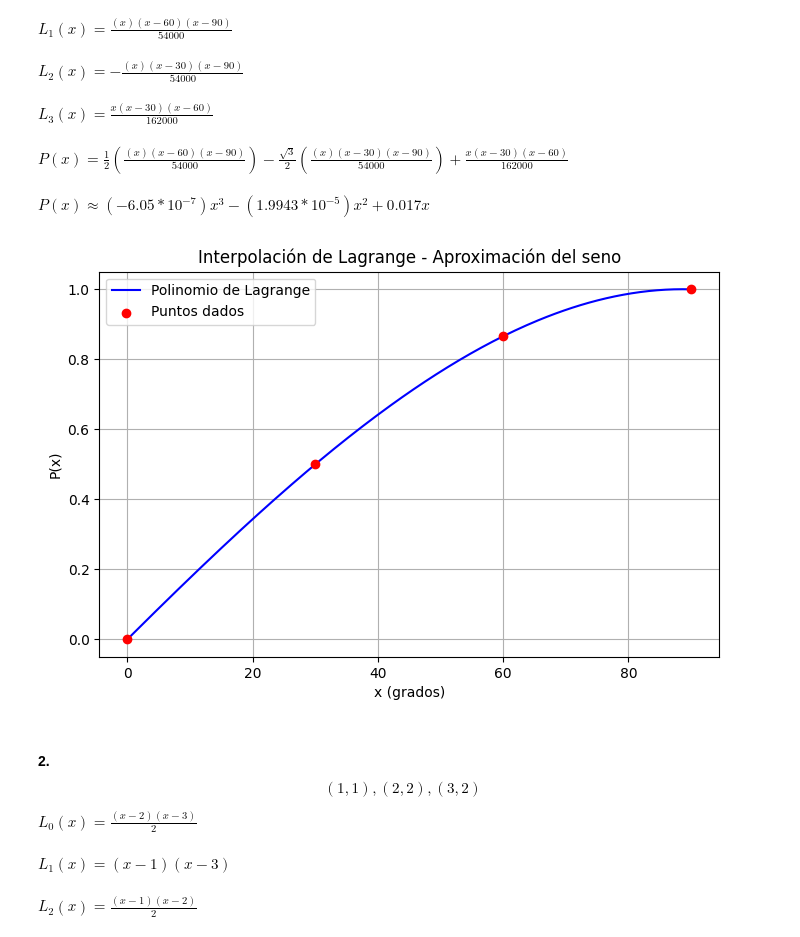
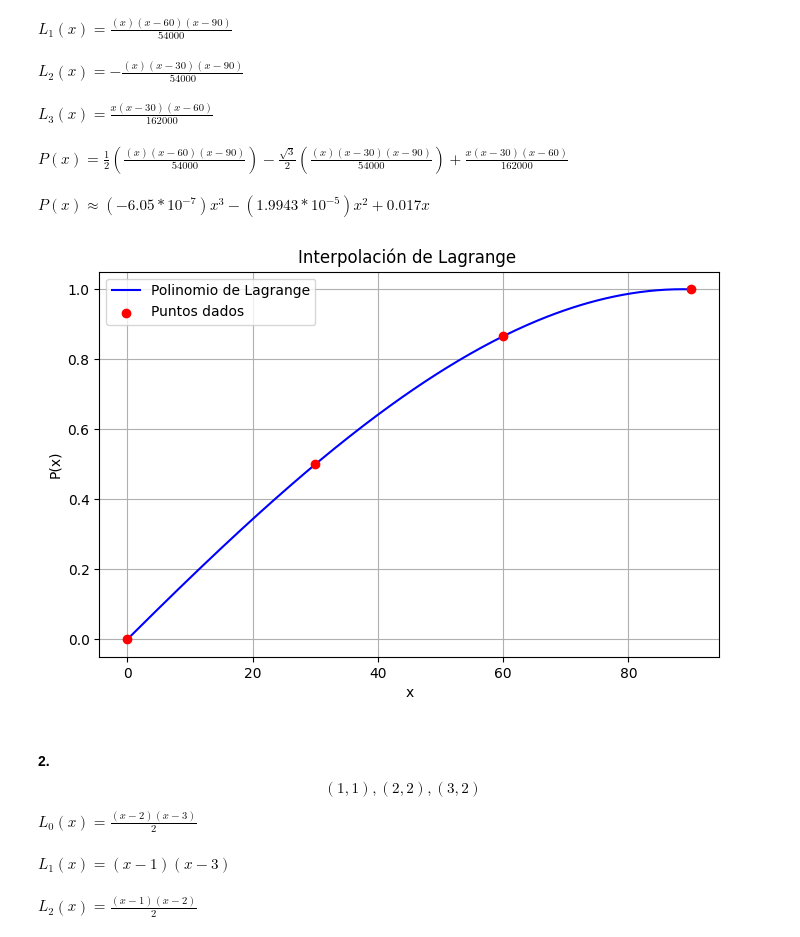
Before and after one commit to Dalzsfn/Taller3, a Jupyter notebook: Taller03.ipynb, the cells around one changed output. Cells and saved outputs as stored; diff of their text form; code cells hidden in the pictures.

```diff
--- a/Taller03.ipynb
+++ b/Taller03.ipynb
@@ -175,25 +188,25 @@ $L_1(x) = \frac{(x)(x-60)(x-90)}{54000}$<br><br> $L_2(x) = -\frac{(x)(x-30)(x-90
 # %%
 def P(x):
     return ((1/64800 - np.sqrt(3)/108000)*x**3 +
             (-7/3600 + np.sqrt(3)/900)*x**2 +
             (11/180 - np.sqrt(3)/40)*x)
 
 x_points = np.array([0, 30, 60, 90])
 y_points = np.array([0, 0.5, np.sqrt(3)/2, 1])
 
 x_vals = np.linspace(0, 90, 200)
 
 plt.figure(figsize=(8,5))
 plt.plot(x_vals, P(x_vals), label='Polinomio de Lagrange', color='blue')
 plt.scatter(x_points, y_points, color='red', zorder=5, label='Puntos dados')
-plt.title('Interpolación de Lagrange - Aproximación del seno')
-plt.xlabel('x (grados)')
+plt.title('Interpolación de Lagrange ')
+plt.xlabel('x')
 plt.ylabel('P(x)')
 plt.legend()
 plt.grid(True)
 plt.show()
 # %% [output]
-[figure, old version]
+[figure, new version]
 # %% [markdown]
 #### 2. $$(1, 1) , (2, 2), (3, 2)$$
 $L_0(x) = \frac{(x-2)(x-3)}{2}$<br><br>
```
Also changed, not shown: parts of 5 cells of this notebook.
